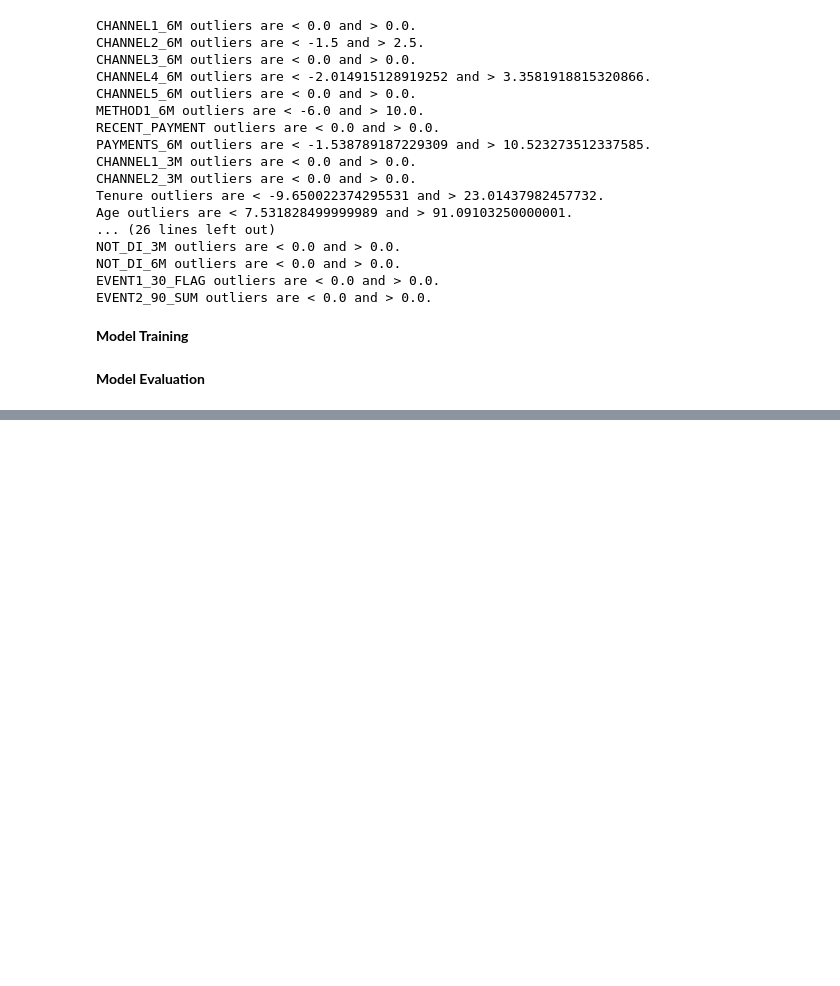
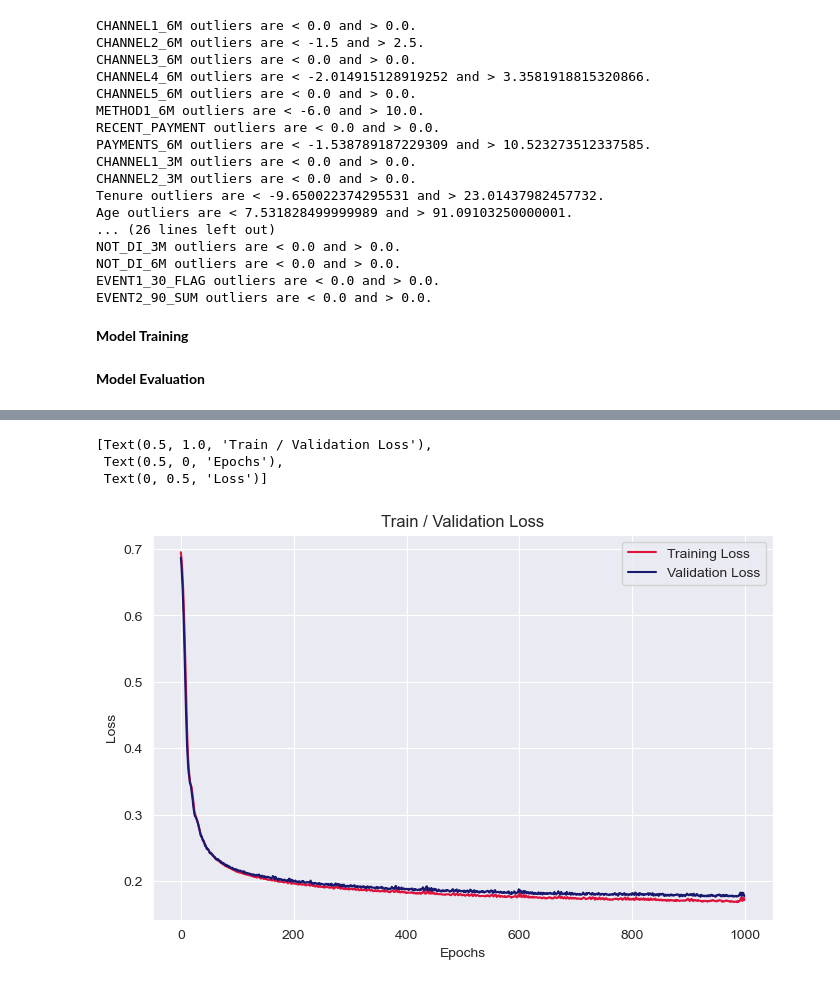
Before and after one commit to brockcarey/callpredict, a Jupyter notebook: DSC 4320 Final Project.ipynb, the cells around one changed output, grey strips where cells are left out. Saved outputs shown, nothing was run; the diff lists cells and outputs as text; code cells hidden in the pictures; blank space fills up the shorter version.

```diff
--- a/DSC 4320 Final Project.ipynb
+++ b/DSC 4320 Final Project.ipynb
@@ -525,7 +521,7 @@ y_test = torch.tensor(y_test.values)
 # %%
-# construct neural network
+# Implement neural network model
 class NN(nn.Module):
-    def __init__(self, input_dim, hidden_dim1, hidden_dim2, hidden_dim3, dropout_rate):
+    def __init__(self, input_dim, hidden_dim1, hidden_dim2, hidden_dim3, act, dropout_rate):
         super(NN, self).__init__()
         self.layer1 = nn.Linear(input_dim, hidden_dim1)
         self.dropout1 = nn.Dropout(dropout_rate)
@@ -534,23 +530,19 @@ class NN(nn.Module):
         self.layer3 = nn.Linear(hidden_dim2, hidden_dim3)
         self.dropout3 = nn.Dropout(dropout_rate)
         self.output = nn.Linear(hidden_dim3, 1)
+        if act == 'relu':
+            self.act = nn.functional.relu
+        elif act == 'leaky_relu':
+            self.act = nn.functional.leaky_relu
 
     def forward(self, x):
-        x = nn.functional.leaky_relu(self.layer1(x))
+        x = self.act(self.layer1(x))
         x = self.dropout1(x)
-        x = nn.functional.relu(self.layer2(x))
+        x = self.act(self.layer2(x))
         x = self.dropout2(x)
-        x = nn.functional.relu(self.layer3(x))
+        x = self.act(self.layer3(x))
         x = self.dropout3(x)
         x = nn.functional.sigmoid(self.output(x))
         return x
-
-input_dim = X_train.shape[1]
-hidden_dim1 = 32
-hidden_dim2 = 64
-hidden_dim3 = 16
-dropout_rate = 0.1
-
-model = NN(input_dim, hidden_dim1, hidden_dim2, hidden_dim3, dropout_rate)
 # %% [markdown]
 **Model Evaluation**
@@ -597,0 +751,13 @@ Epoch: 1950, Loss: 0.17051240801811218, Accuracy: 0.9288435835544295, Precision:
+# %%
+# Plot train / loss curves
+fig, ax = plt.subplots(figsize=(8, 5))
+sns.set_style("darkgrid")
+sns.lineplot(train_loss, label='Training Loss', color='crimson')
+sns.lineplot(test_loss, label='Validation Loss', color='midnightblue')
+
+ax.set(title='Train / Validation Loss', xlabel='Epochs', ylabel='Loss')
+# %% [output]
+[Text(0.5, 1.0, 'Train / Validation Loss'),
+ Text(0.5, 0, 'Epochs'),
+ Text(0, 0.5, 'Loss')]
+[figure, added]
```
Also changed, not shown: parts of 17 cells of this notebook.
